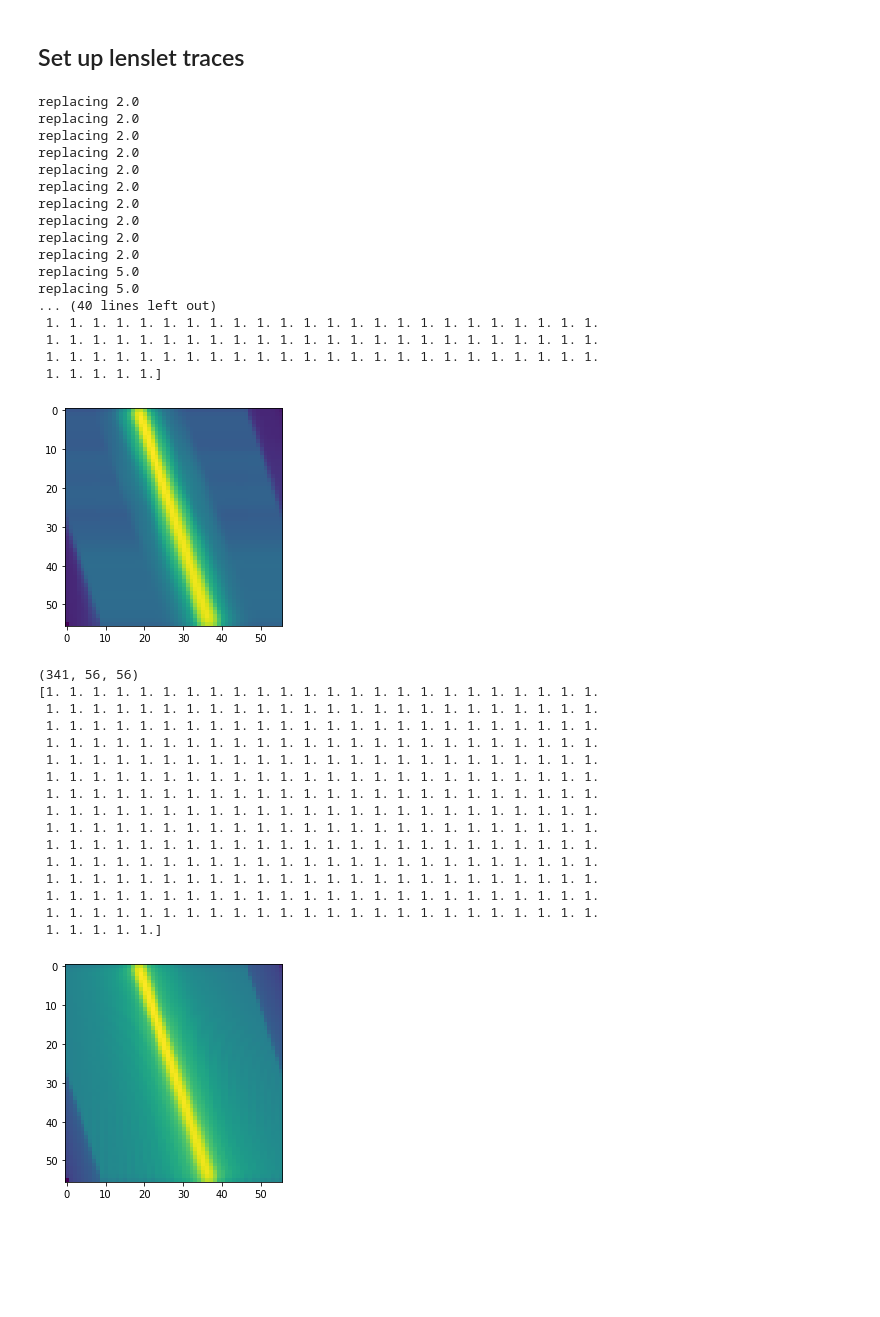
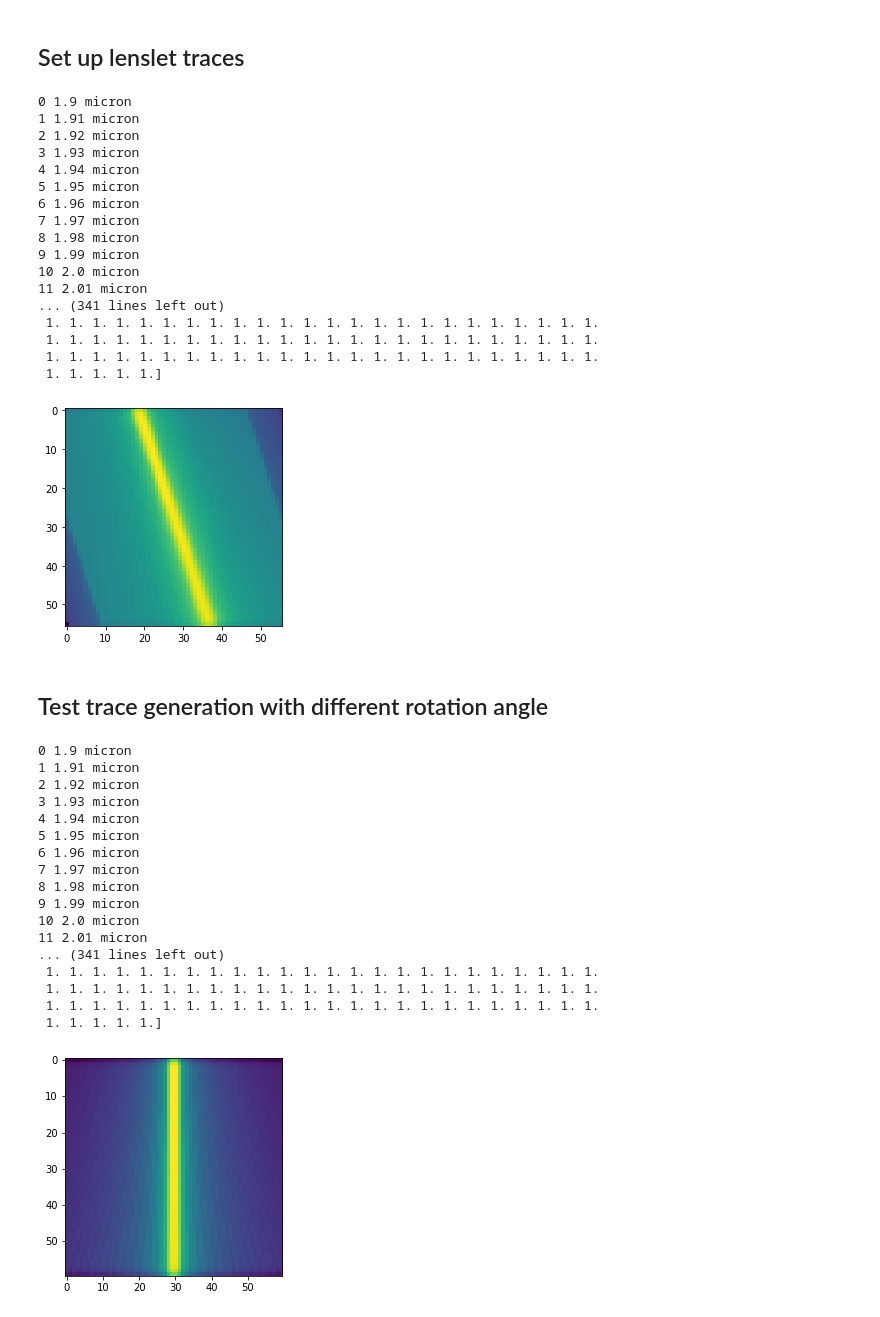
Before and after one commit to scalessim/scalessim, a Jupyter notebook: scales_SED_cube_physopt.ipynb, the cells around one changed output. Drawn from its saved outputs; the diff is of its cells as text; code cells hidden in the pictures; blank space fills up the shorter version.

```diff
--- a/scales_SED_cube_physopt.ipynb
+++ b/scales_SED_cube_physopt.ipynb
@@ -83,45 +83,48 @@ arg_spaxel['max_wavelength'] = 5.2 #maximum wavelength in microns
 # %%
 lens = Lenslet(arg_spaxel)
 lens.get_shifts()
-lens.make_trace(phys=True)
+lens.make_trace(phys=False, verbose=True)
 # %% [output]
-replacing 2.0
-replacing 2.0
-replacing 2.0
-replacing 2.0
-replacing 2.0
-replacing 2.0
-replacing 2.0
-replacing 2.0
-replacing 2.0
-replacing 2.0
-replacing 5.0
-replacing 5.0
-... (40 lines left out)
+0 1.9 micron
+1 1.91 micron
+2 1.92 micron
+3 1.93 micron
+4 1.94 micron
+5 1.95 micron
+6 1.96 micron
+7 1.97 micron
+8 1.98 micron
+9 1.99 micron
+10 2.0 micron
+11 2.01 micron
+... (341 lines left out)
  1. 1. 1. 1. 1. 1. 1. 1. 1. 1. 1. 1. 1. 1. 1. 1. 1. 1. 1. 1. 1. 1. 1. 1.
  1. 1. 1. 1. 1. 1. 1. 1. 1. 1. 1. 1. 1. 1. 1. 1. 1. 1. 1. 1. 1. 1. 1. 1.
  1. 1. 1. 1. 1. 1. 1. 1. 1. 1. 1. 1. 1. 1. 1. 1. 1. 1. 1. 1. 1. 1. 1. 1.
  1. 1. 1. 1. 1.]
-[figure, old version]
+[figure, new version]
+# %% [markdown]
+## Test trace generation with different rotation angle
 # %%
 lens = Lenslet(arg_spaxel)
-lens.get_shifts()
-lens.make_trace(phys=False)
+lens.get_shifts(rot = 0.0)
+lens.make_trace(phys=False, verbose=True)
 # %% [output]
-(341, 56, 56)
-[1. 1. 1. 1. 1. 1. 1. 1. 1. 1. 1. 1. 1. 1. 1. 1. 1. 1. 1. 1. 1. 1. 1. 1.
- 1. 1. 1. 1. 1. 1. 1. 1. 1. 1. 1. 1. 1. 1. 1. 1. 1. 1. 1. 1. 1. 1. 1. 1.
- 1. 1. 1. 1. 1. 1. 1. 1. 1. 1. 1. 1. 1. 1. 1. 1. 1. 1. 1. 1. 1. 1. 1. 1.
- 1. 1. 1. 1. 1. 1. 1. 1. 1. 1. 1. 1. 1. 1. 1. 1. 1. 1. 1. 1. 1. 1. 1. 1.
- 1. 1. 1. 1. 1. 1. 1. 1. 1. 1. 1. 1. 1. 1. 1. 1. 1. 1. 1. 1. 1. 1. 1. 1.
- 1. 1. 1. 1. 1. 1. 1. 1. 1. 1. 1. 1. 1. 1. 1. 1. 1. 1. 1. 1. 1. 1. 1. 1.
- 1. 1. 1. 1. 1. 1. 1. 1. 1. 1. 1. 1. 1. 1. 1. 1. 1. 1. 1. 1. 1. 1. 1. 1.
- 1. 1. 1. 1. 1. 1. 1. 1. 1. 1. 1. 1. 1. 1. 1. 1. 1. 1. 1. 1. 1. 1. 1. 1.
- 1. 1. 1. 1. 1. 1. 1. 1. 1. 1. 1. 1. 1. 1. 1. 1. 1. 1. 1. 1. 1. 1. 1. 1.
- 1. 1. 1. 1. 1. 1. 1. 1. 1. 1. 1. 1. 1. 1. 1. 1. 1. 1. 1. 1. 1. 1. 1. 1.
- 1. 1. 1. 1. 1. 1. 1. 1. 1. 1. 1. 1. 1. 1. 1. 1. 1. 1. 1. 1. 1. 1. 1. 1.
+0 1.9 micron
+1 1.91 micron
+2 1.92 micron
+3 1.93 micron
+4 1.94 micron
+5 1.95 micron
+6 1.96 micron
+7 1.97 micron
+8 1.98 micron
+9 1.99 micron
+10 2.0 micron
+11 2.01 micron
+... (341 lines left out)
  1. 1. 1. 1. 1. 1. 1. 1. 1. 1. 1. 1. 1. 1. 1. 1. 1. 1. 1. 1. 1. 1. 1. 1.
  1. 1. 1. 1. 1. 1. 1. 1. 1. 1. 1. 1. 1. 1. 1. 1. 1. 1. 1. 1. 1. 1. 1. 1.
  1. 1. 1. 1. 1. 1. 1. 1. 1. 1. 1. 1. 1. 1. 1. 1. 1. 1. 1. 1. 1. 1. 1. 1.
  1. 1. 1. 1. 1.]
-[figure, old version]
+[figure, new version]
```
Also changed, not shown: parts of 17 cells of this notebook, 1 other file.
